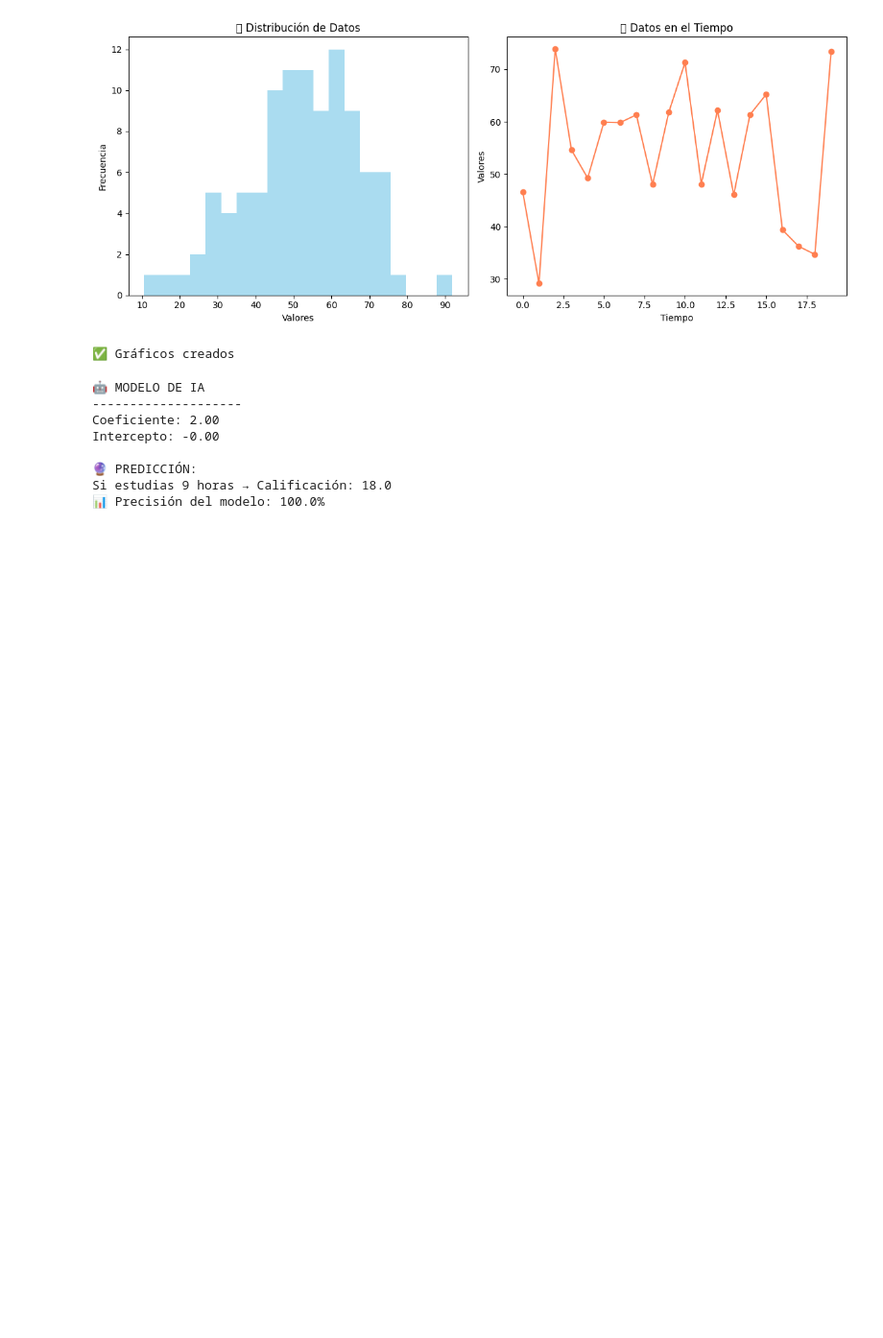
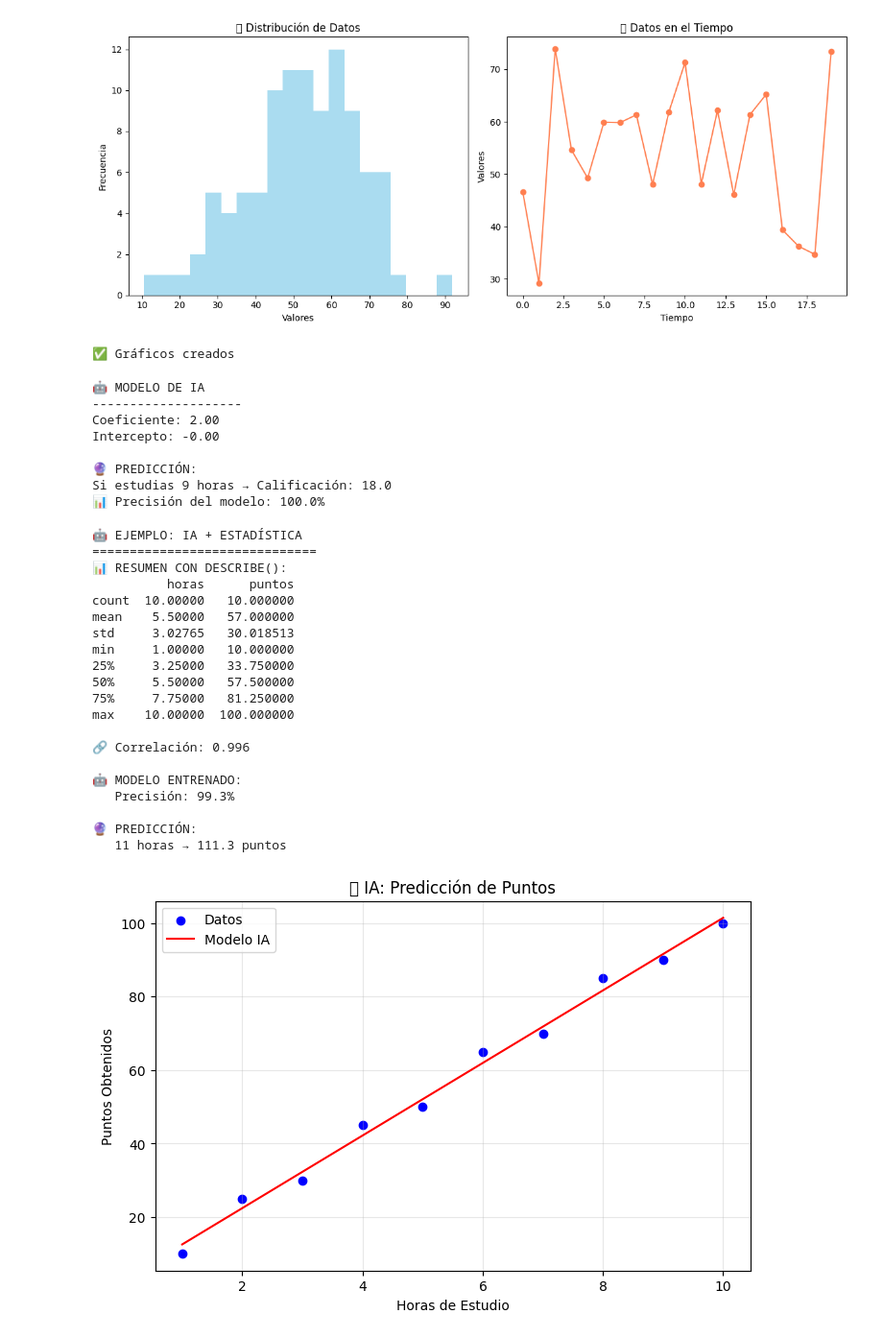
Before and after one commit to Brauliovh3/web, a Jupyter notebook: IA con estadistica descriptiva correlacion.ipynb, the cells around one changed output. Shown at 96% size. Saved outputs shown, nothing was run; the diff lists cells and outputs as text; code cells hidden in the pictures; blank space fills up the shorter version.

```diff
--- a/IA con estadistica descriptiva correlacion.ipynb
+++ b/IA con estadistica descriptiva correlacion.ipynb
@@ -146,3 +146,80 @@ Intercepto: -0.00
 🔮 PREDICCIÓN:
 Si estudias 9 horas → Calificación: 18.0
 📊 Precisión del modelo: 100.0%
+# %%
+#Ejemplo con describe
+import pandas as pd
+import numpy as np
+from sklearn.linear_model import LinearRegression
+import matplotlib.pyplot as plt
+
+def ejemplo_ia_estadistica():
+
+    print("🤖 EJEMPLO: IA + ESTADÍSTICA")
+    print("=" * 30)
+
+    #1 Crear datos simples
+    np.random.seed(42)
+    datos = pd.DataFrame({
+        'horas': [1, 2, 3, 4, 5, 6, 7, 8, 9, 10],
+        'puntos': [10, 25, 30, 45, 50, 65, 70, 85, 90, 100]
+    })
+
+    #2 DESCRIBE - Estadística automática
+    print("📊 RESUMEN CON DESCRIBE():")
+    print(datos.describe())
+
+    #3 CORRELACIÓN
+    correlacion = datos.corr()
+    print(f"\n🔗 Correlación: {correlacion.iloc[0,1]:.3f}")
+
+    #4 MODELO IA
+    X = datos[['horas']]
+    y = datos['puntos']
+
+    modelo = LinearRegression()
+    modelo.fit(X, y)
+
+    print(f"\n🤖 MODELO ENTRENADO:")
+    print(f"   Precisión: {modelo.score(X, y)*100:.1f}%")
+
+    #5 PREDICCIÓN
+    nueva_prediccion = modelo.predict([[11]])[0]
+    print(f"\n🔮 PREDICCIÓN:")
+    print(f"   11 horas → {nueva_prediccion:.1f} puntos")
+
+    #6 GRÁFICO SIMPLE
+    plt.figure(figsize=(8, 5))
+    plt.scatter(datos['horas'], datos['puntos'], color='blue', label='Datos')
+    plt.plot(datos['horas'], modelo.predict(X), color='red', label='Modelo IA')
+    plt.xlabel('Horas de Estudio')
+    plt.ylabel('Puntos Obtenidos')
+    plt.title('📊 IA: Predicción de Puntos')
+    plt.legend()
+    plt.grid(True, alpha=0.3)
+    plt.show()
+
+if __name__ == "__main__":
+    ejemplo_ia_estadistica()
+# %% [output]
+🤖 EJEMPLO: IA + ESTADÍSTICA
+==============================
+📊 RESUMEN CON DESCRIBE():
+          horas      puntos
+count  10.00000   10.000000
+mean    5.50000   57.000000
+std     3.02765   30.018513
+min     1.00000   10.000000
+25%     3.25000   33.750000
+50%     5.50000   57.500000
+75%     7.75000   81.250000
+max    10.00000  100.000000
+
+🔗 Correlación: 0.996
+
+🤖 MODELO ENTRENADO:
+   Precisión: 99.3%
+
+🔮 PREDICCIÓN:
+   11 horas → 111.3 puntos
+[figure, added]
```
Also changed, not shown: parts of 1 cell of this notebook.
